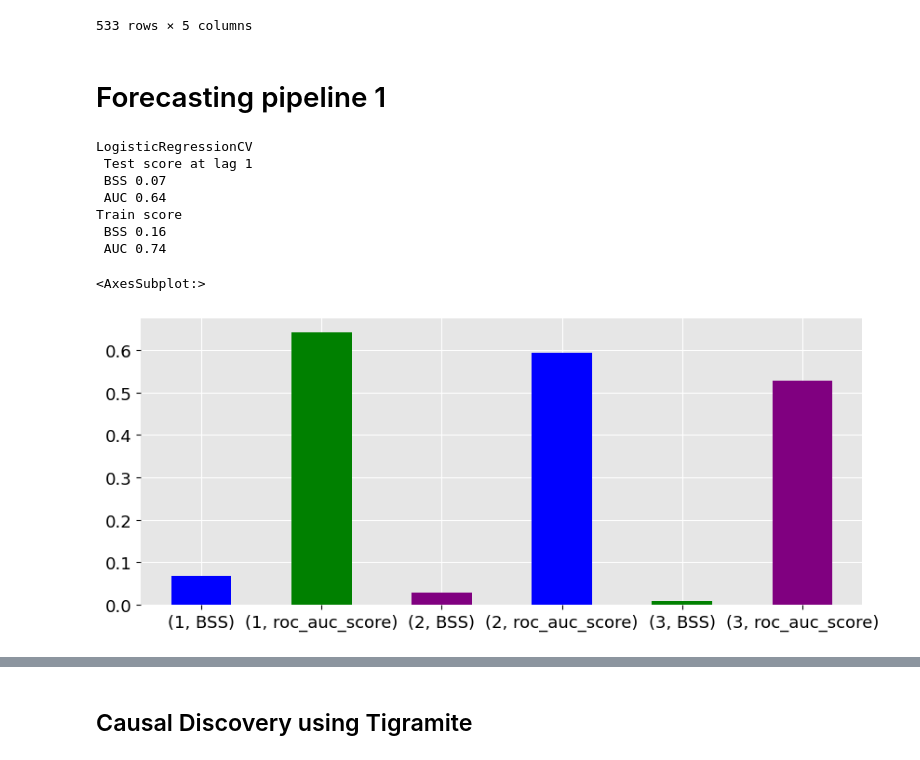
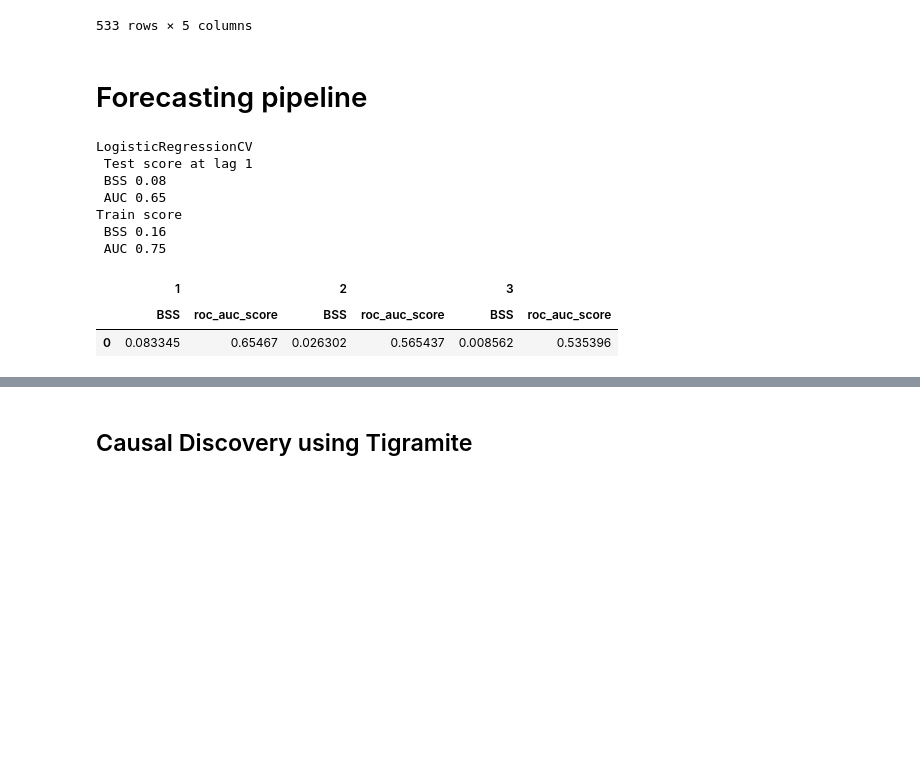
Before and after one commit to AI4S2S/Lorentz_proto, a Jupyter notebook: Lorentz.ipynb, the cells around one changed output, grey strips where cells are left out. Drawn from its saved outputs; the diff is of its cells as text; code cells hidden in the pictures; blank space fills up the shorter version.

```diff
--- a/Lorentz.ipynb
+++ b/Lorentz.ipynb
@@ -147,7 +148,7 @@ fc_utils.apply_shift_lag(rg.df_splits.loc[0].copy(), lag_i=1)
 | 2021-12-18 | 1 | False | True | False | True |
 533 rows × 5 columns
 # %% [markdown]
-# Forecasting pipeline 1
+# Forecasting pipeline
 # %%
 from RGCPD.forecasting import func_models as fc_utils
 from RGCPD.forecasting.stat_models_cont import ScikitModel
@@ -196,7 +197,7 @@ out = rg.fit_df_data_ridge(target=target_ts,
                            keys=None,
                            fcmodel=model,
                            kwrgs_model=kwrgs_model,
-                           transformer=False,
+                           transformer=fc_utils.standardize_on_train,
                            tau_min=1, tau_max=3)
 predict, weights, model_lags = out
 
@@ -227,16 +228,19 @@ elif prediction == 'continuous':
 # %% [output]
 LogisticRegressionCV
  Test score at lag 1
- BSS 0.07
- AUC 0.64
+ BSS 0.08
+ AUC 0.65
 Train score
  BSS 0.16
- AUC 0.74
+ AUC 0.75
 # %%
-df_test_m.loc[0].plot.bar(rot=0, color=['blue', 'green', 'purple'], figsize=(10,4))
+ax = df_test_m.loc[0].plot.bar(rot=0, color=['blue', 'green', 'purple'], figsize=(10,4))
+ax.set_xlabel('lag [in periods of 28-days]')
+df_test_m
 # %% [output]
-<AxesSubplot:>
-[figure, removed]
+|  | 1 |  | 2 |  | 3 |  |
+|  | BSS | roc_auc_score | BSS | roc_auc_score | BSS | roc_auc_score |
+| 0 | 0.083345 | 0.65467 | 0.026302 | 0.565437 | 0.008562 | 0.535396 |
 # %%
 from RGCPD.forecasting.stat_models import plot_importances
 coeff, fig = plot_importances(models_splits_lags=model_lags, lag=1)
```
Also changed, not shown: parts of 2 cells of this notebook, 1 other file.
